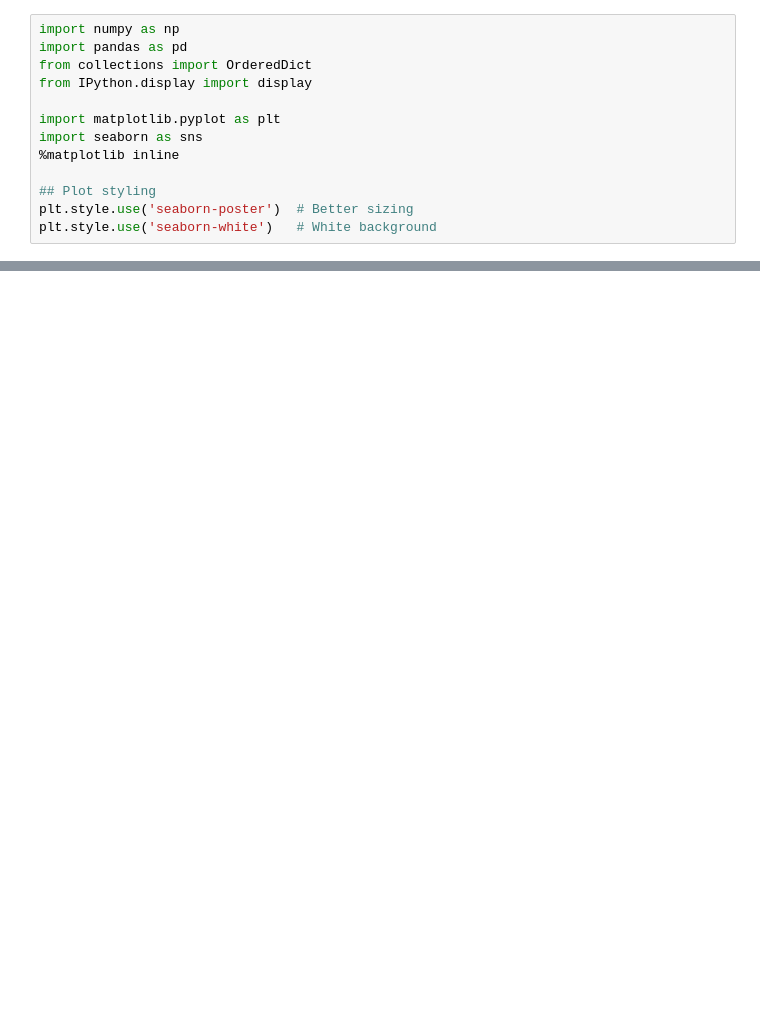
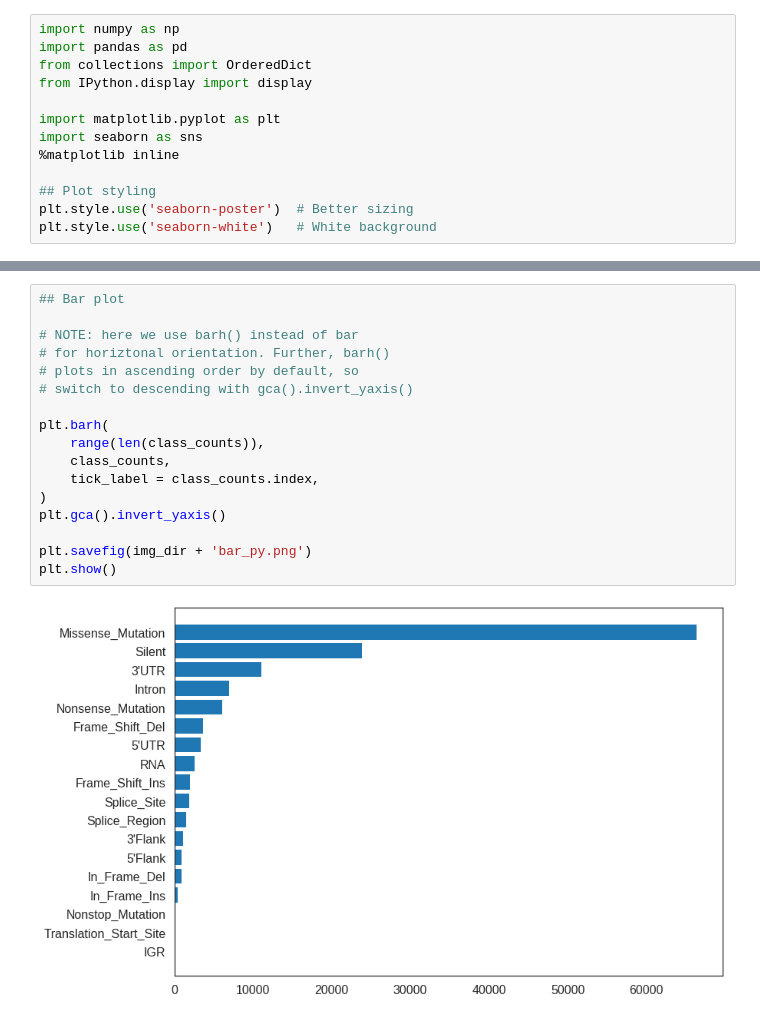
Before and after one commit to carMartinez/eda_python_vs_r, a Jupyter notebook: python_explore.ipynb, the cells around one changed output, grey strips where cells are left out. Cells and saved outputs as stored; diff of their text form; blank space fills up the shorter version.

```diff
--- a/python_explore.ipynb
+++ b/python_explore.ipynb
@@ -371,0 +521,19 @@ plt.show()
+# %%
+## Bar plot
+
+# NOTE: here we use barh() instead of bar
+# for horiztonal orientation. Further, barh()
+# plots in ascending order by default, so
+# switch to descending with gca().invert_yaxis()
+
+plt.barh(
+    range(len(class_counts)),
+    class_counts,
+    tick_label = class_counts.index,
+)
+plt.gca().invert_yaxis()
+
+plt.savefig(img_dir + 'bar_py.png')
+plt.show()
+# %% [output]
+[figure, added]
```
Also changed, not shown: parts of 48 cells of this notebook, 5 other files.
